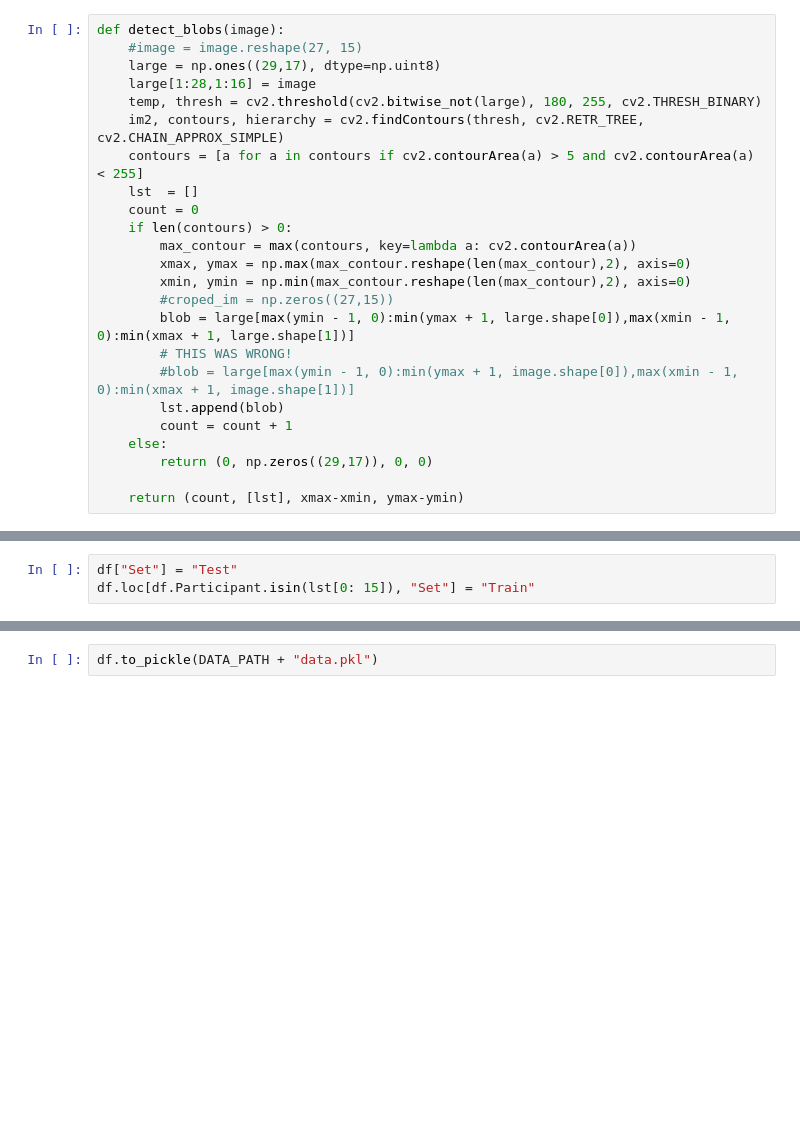
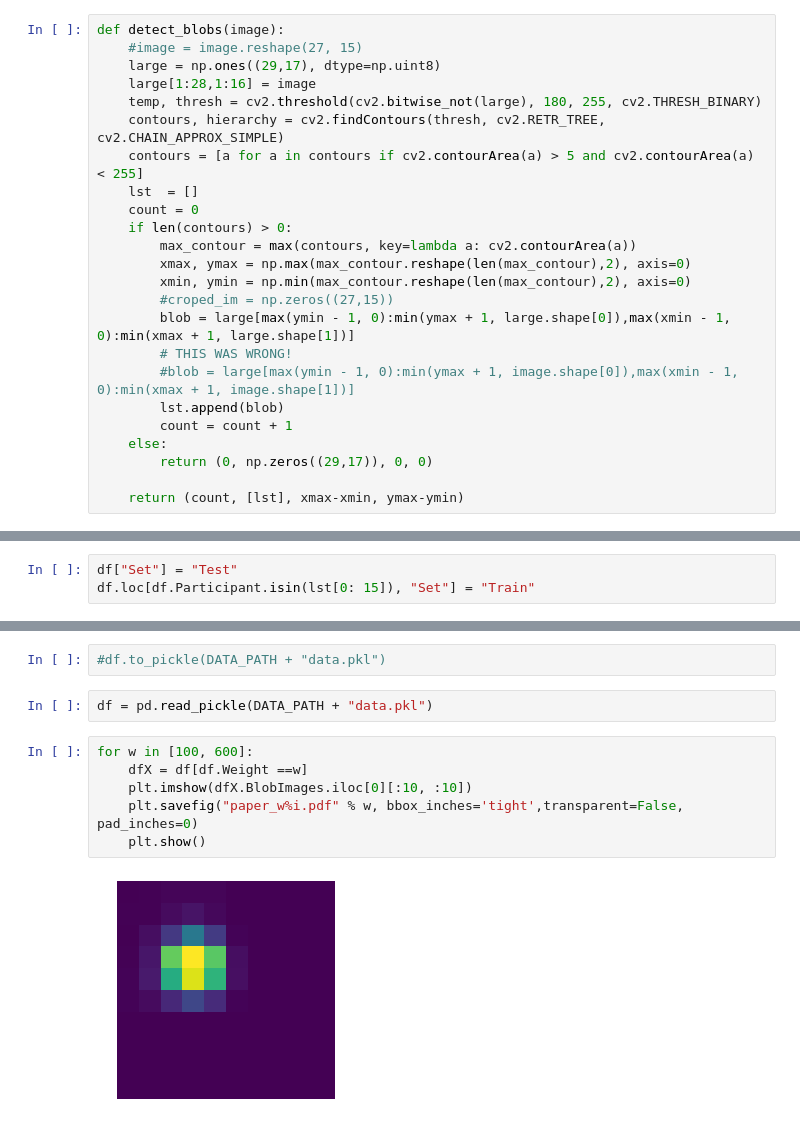
Before and after one commit to interactionlab/ForceTouchDetection, a Jupyter notebook: Step_01_DataPreprocessing.ipynb, the cells around one changed output, grey strips where cells are left out. Drawn from its saved outputs; the diff is of its cells as text; blank space fills up the shorter version.

```diff
--- a/Step_01_DataPreprocessing.ipynb
+++ b/Step_01_DataPreprocessing.ipynb
@@ -100,7 +104,7 @@ def detect_blobs(image):
     large = np.ones((29,17), dtype=np.uint8)
     large[1:28,1:16] = image
     temp, thresh = cv2.threshold(cv2.bitwise_not(large), 180, 255, cv2.THRESH_BINARY)
-    im2, contours, hierarchy = cv2.findContours(thresh, cv2.RETR_TREE, cv2.CHAIN_APPROX_SIMPLE)
+    contours, hierarchy = cv2.findContours(thresh, cv2.RETR_TREE, cv2.CHAIN_APPROX_SIMPLE)
     contours = [a for a in contours if cv2.contourArea(a) > 5 and cv2.contourArea(a) < 255]
     lst  = []
     count = 0
@@ -279,4 +285,14 @@ df.head()
 | 16 | 231 | 1.528834e+12 | 12.0 | 1 | 1465 | [[0.0, 0.0, 0.0, 2.0, 0.0, 0.0, 0... | 4 | 4 | 16 | ... |
 | 17 | 308 | 1.528834e+12 | 37.0 | 1 | 1465 | [[0.0, 0.0, 0.0, 2.0, 0.0, 0.0, 0... | 4 | 4 | 16 | ... |
 # %%
-df.to_pickle(DATA_PATH + "data.pkl")
+#df.to_pickle(DATA_PATH + "data.pkl")
+# %%
+df = pd.read_pickle(DATA_PATH + "data.pkl")
+# %%
+for w in [100, 600]:
+    dfX = df[df.Weight ==w]
+    plt.imshow(dfX.BlobImages.iloc[0][:10, :10])
+    plt.savefig("paper_w%i.pdf" % w, bbox_inches='tight',transparent=False, pad_inches=0)
+    plt.show()
+# %% [output]
+[figure, added]
```
Also changed, not shown: parts of 7 cells of this notebook, 2 other files.
